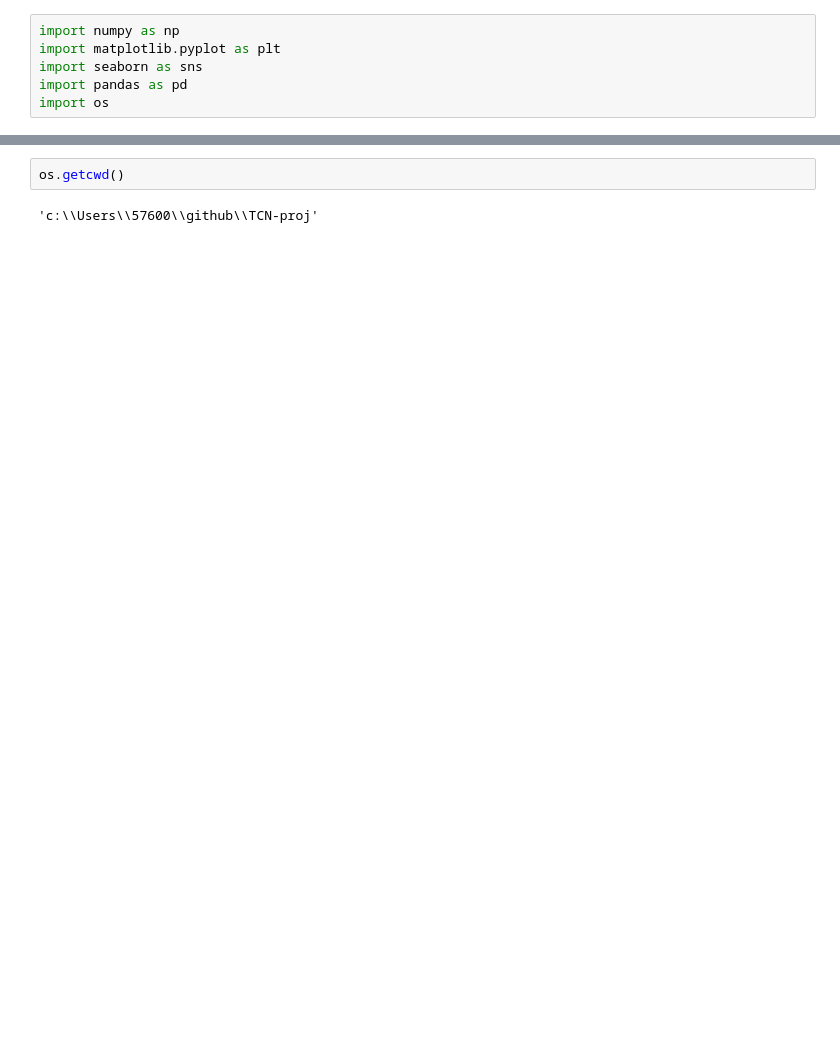
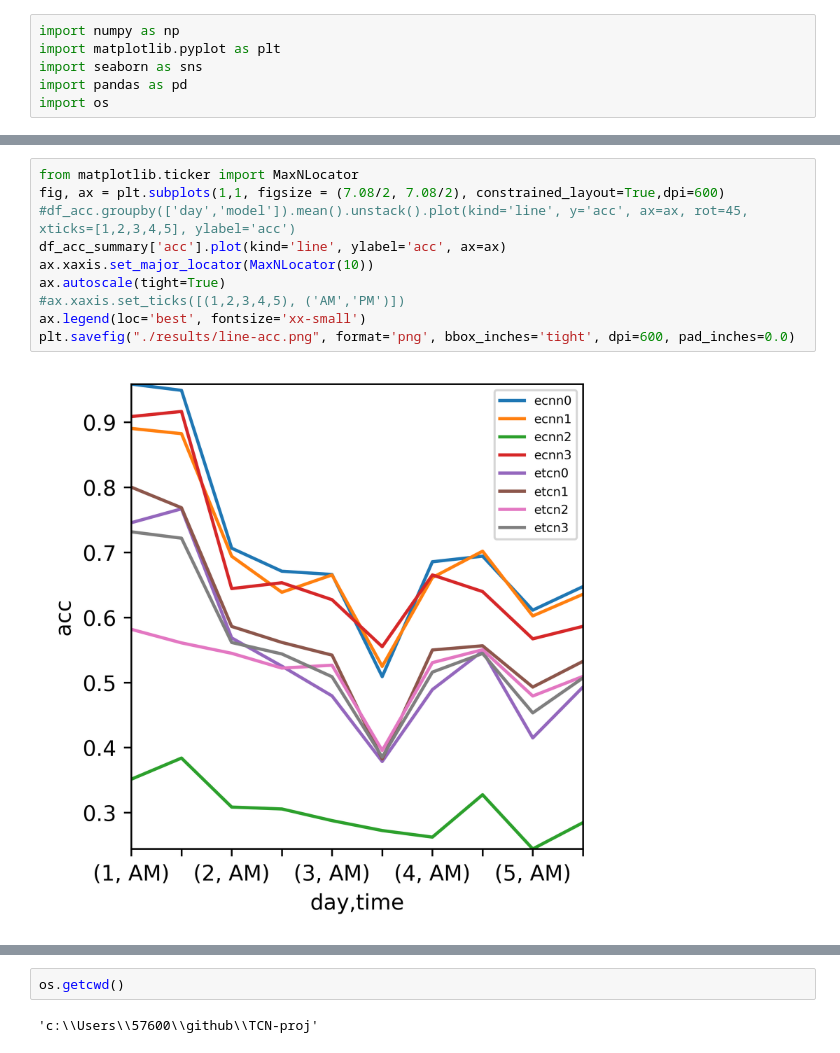
Before and after one commit to YuzhouLin/ECNN-NinaProDB6, a Jupyter notebook: analysis.ipynb, the cells around one changed output, grey strips where cells are left out. Saved outputs shown, nothing was run; the diff lists cells and outputs as text; blank space fills up the shorter version.

```diff
--- a/analysis.ipynb
+++ b/analysis.ipynb
@@ -89,3 +87,15 @@ df_acc.groupby(['day', 'time','model']).mean().unstack().plot(kind='line', y='ac
+# %%
+from matplotlib.ticker import MaxNLocator
+fig, ax = plt.subplots(1,1, figsize = (7.08/2, 7.08/2), constrained_layout=True,dpi=600)
+#df_acc.groupby(['day','model']).mean().unstack().plot(kind='line', y='acc', ax=ax, rot=45, xticks=[1,2,3,4,5], ylabel='acc')
+df_acc_summary['acc'].plot(kind='line', ylabel='acc', ax=ax)
+ax.xaxis.set_major_locator(MaxNLocator(10))
+ax.autoscale(tight=True)
+#ax.xaxis.set_ticks([(1,2,3,4,5), ('AM','PM')])
+ax.legend(loc='best', fontsize='xx-small')
+plt.savefig("./results/line-acc.png", format='png', bbox_inches='tight', dpi=600, pad_inches=0.0)
+# %% [output]
+[figure, added]
 # %%
 
 fig, ax = plt.subplots(1,1, figsize = (7.08/2, 7.08/2), constrained_layout=True,dpi=600)
```
Also changed, not shown: parts of 7 cells of this notebook, 3 other files.
